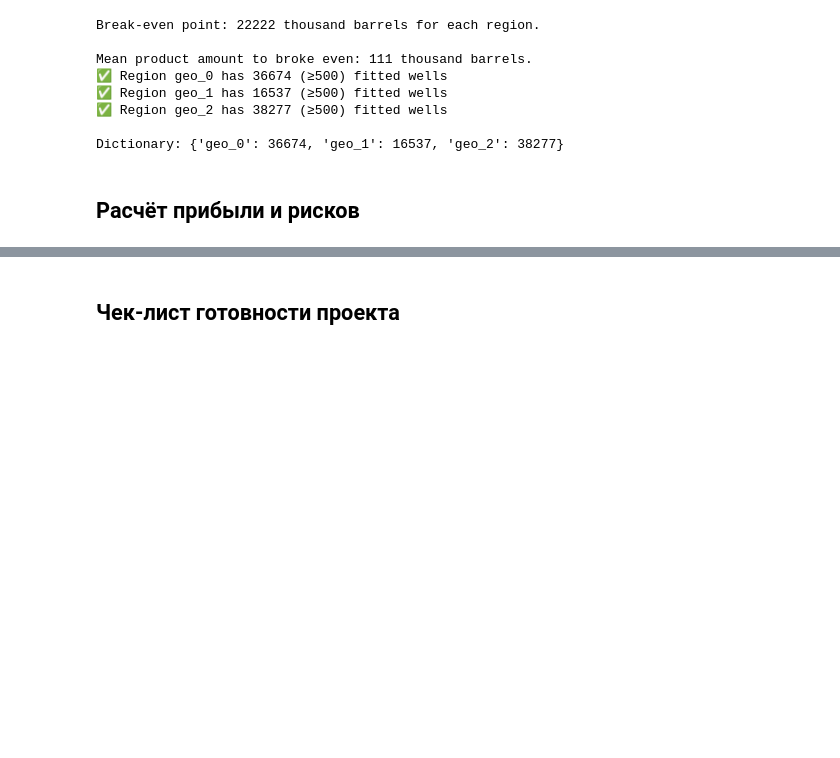
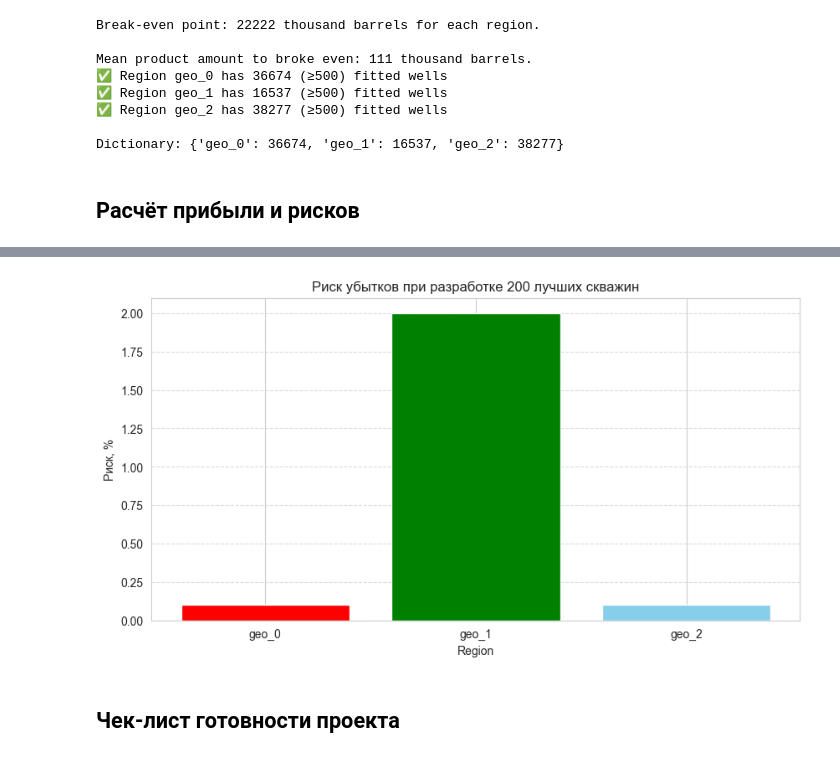
Before and after one commit to Galordas/YNDX_DS, a Jupyter notebook: 7/3. Выбор локации для скважины.ipynb, the cells around one changed output, grey strips where cells are left out. Cells and saved outputs as stored; diff of their text form; code cells hidden in the pictures; blank space fills up the shorter version.

```diff
--- a/7/3. Выбор локации для скважины.ipynb
+++ b/7/3. Выбор локации для скважины.ipynb
@@ -565,3 +600,18 @@ print(revenues)
+# %%
+colors = ['red','green','skyblue']
+# Print the expected gross profits for each region
+keys = risks_of_loss.keys()
+values = risks_of_loss.values()
+colors = ['red','green','skyblue']
+plt.figure(figsize=(10, 5))
+plt.bar(keys, values, color=colors)
+plt.title('Риск убытков при разработке 200 лучших скважин')
+plt.xlabel('Region')
+plt.ylabel('Риск, %')
+plt.grid(axis='y', linestyle='--', alpha=0.7)
+plt.show()
+# %% [output]
+[figure, added]
 # %% [markdown]
 ## Чек-лист готовности проекта
 # %% [markdown]
```
Also changed, not shown: parts of 5 cells of this notebook.
